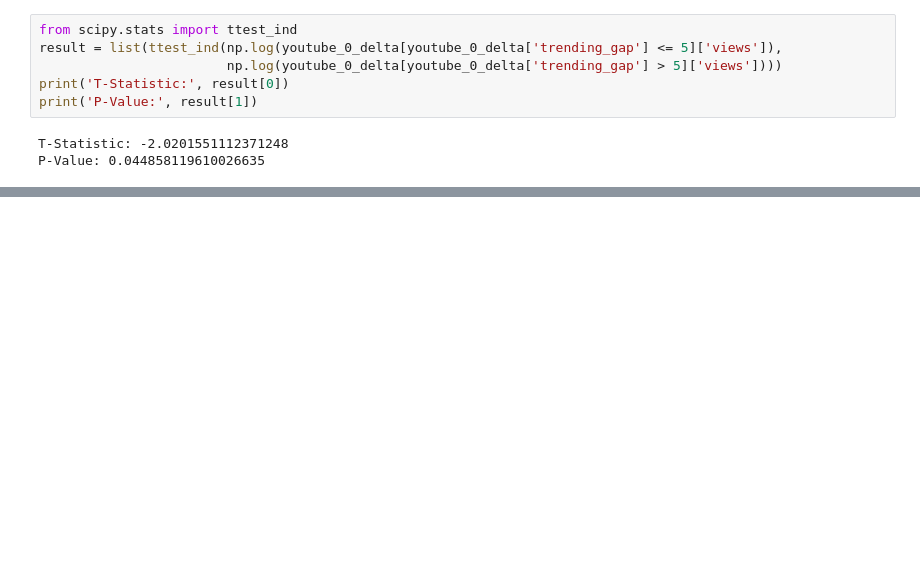
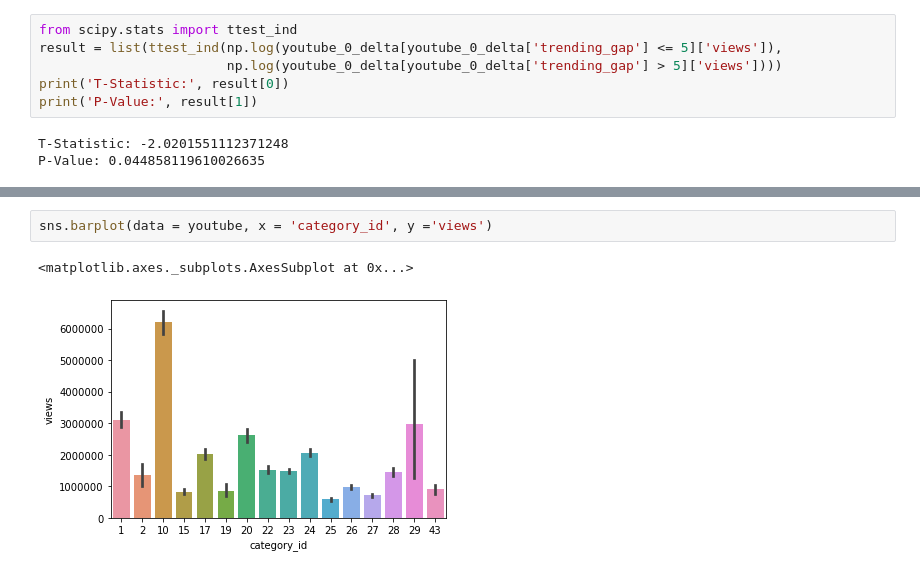
Before and after one commit to rahmanfp21/JC-DS-JKT-07, a Jupyter notebook: Seaborn_stat.ipynb, the cells around one changed output, grey strips where cells are left out. Drawn from its saved outputs; the diff is of its cells as text; blank space fills up the shorter version.

```diff
--- a/Seaborn_stat.ipynb
+++ b/Seaborn_stat.ipynb
@@ -452,0 +499,5 @@ P-Value: 0.044858119610026635
+# %%
+sns.barplot(data = youtube, x = 'category_id', y ='views')
+# %% [output]
+<matplotlib.axes._subplots.AxesSubplot at 0x...>
+[figure, added]
```
Also changed, not shown: parts of 10 cells of this notebook.
